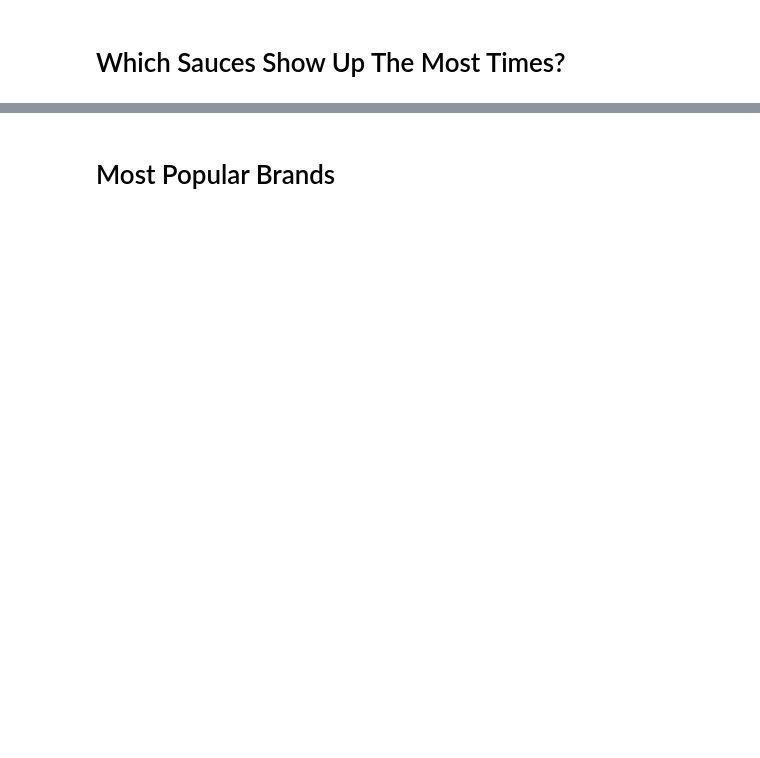
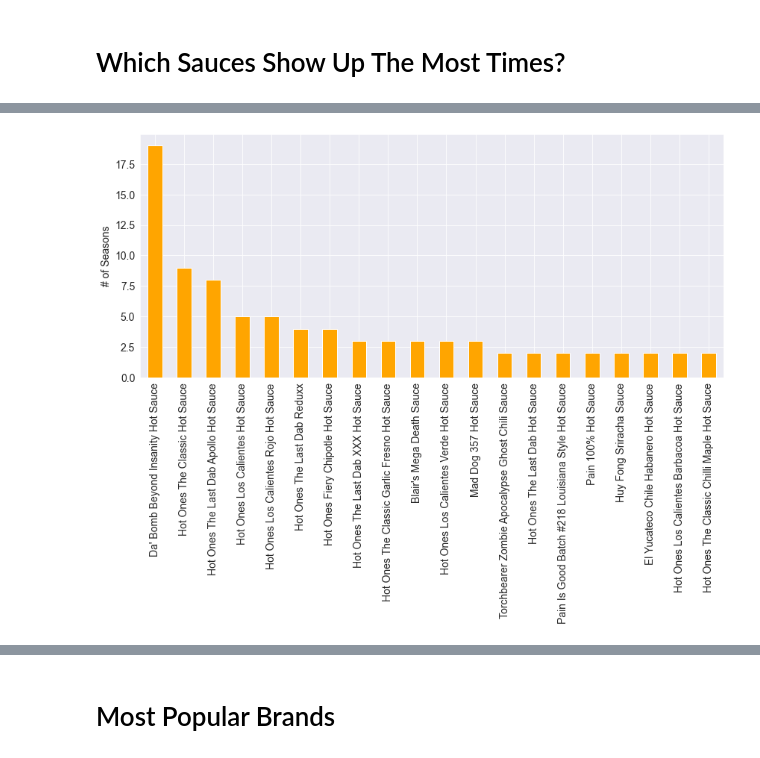
Before and after one commit to bucklonesome/DS_Portfolio, a Jupyter notebook: HotOnes_DS_Project/HotOnes_Exploratory.ipynb, the cells around one changed output, grey strips where cells are left out. Drawn from its saved outputs; the diff is of its cells as text; code cells hidden in the pictures; blank space fills up the shorter version.

```diff
--- a/HotOnes_DS_Project/HotOnes_Exploratory.ipynb
+++ b/HotOnes_DS_Project/HotOnes_Exploratory.ipynb
@@ -145,0 +140,6 @@ df_ingr.sort_values(by=['# of Seasons'],ascending=False)
+# %%
+topsauces = df_ingr.copy()
+
+topsauces = topsauces.set_index(topsauces['Hot Sauce'])
+
+topsauces[['Brand Name','# of Seasons']].sort_values(by=['# of Seasons'],ascending=False).head(8)
@@ -145,0 +157,12 @@ df_ingr.sort_values(by=['# of Seasons'],ascending=False)
+# %%
+plt.rcParams.update({'font.size': 14})
+
+topsauces[['Brand Name','# of Seasons']].sort_values(by=['# of Seasons'],
+                                                      ascending=False).head(20).plot(kind='bar', color='orange', legend=False, figsize=(14,6))
+
+plt.ylabel('# of Seasons')
+plt.xlabel('')
+
+plt.show()
+# %% [output]
+[figure, added]
```
Also changed, not shown: parts of 101 cells of this notebook, 9 other files.
